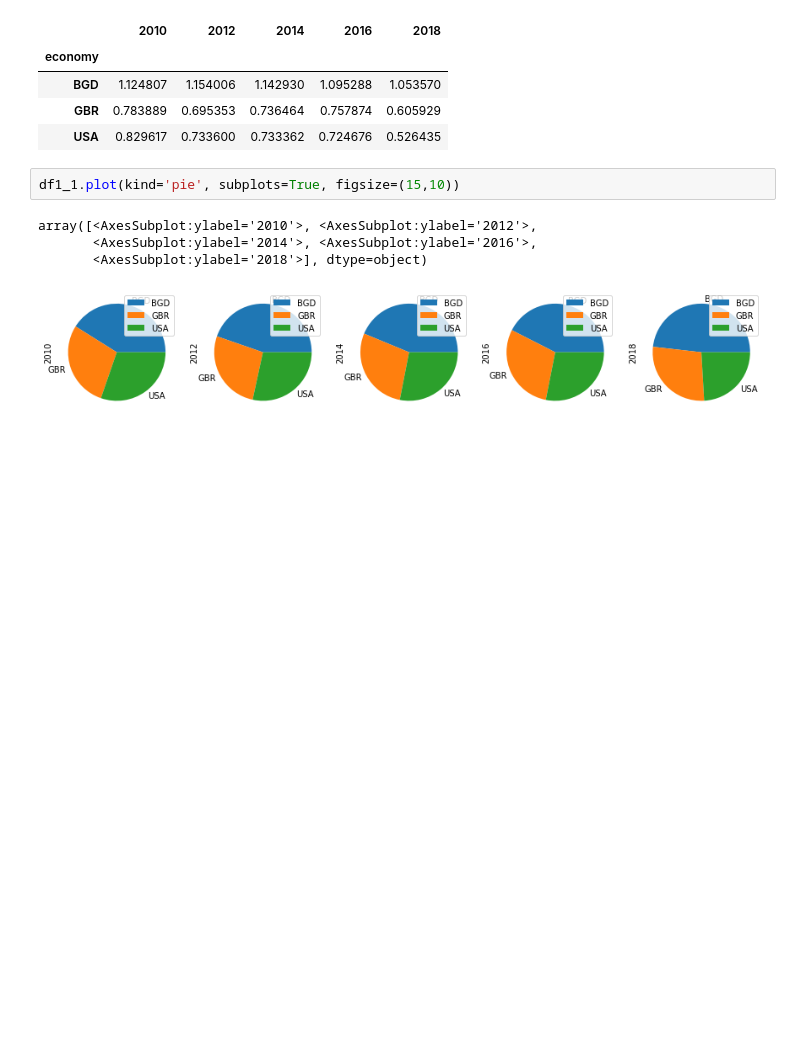
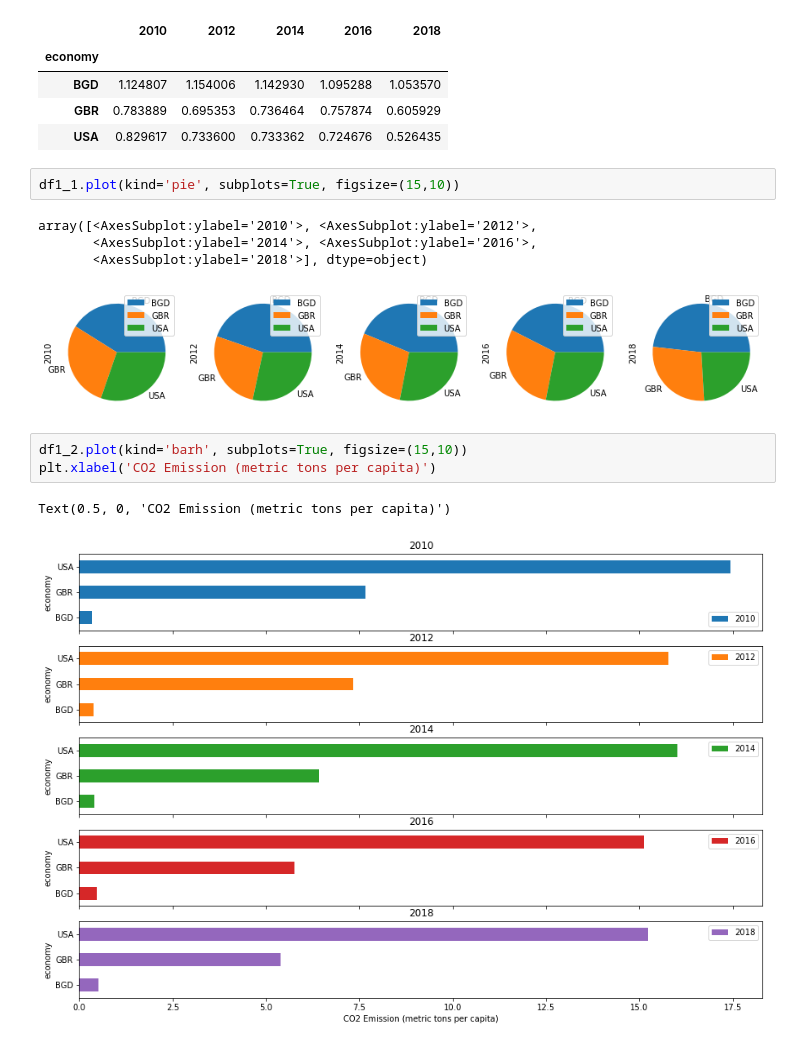
Before and after one commit to aftahee05/Assignment-2, a Jupyter notebook: Assignment - 2.ipynb, the cells around one changed output. Saved outputs shown, nothing was run; the diff lists cells and outputs as text; blank space fills up the shorter version.

```diff
--- a/Assignment - 2.ipynb
+++ b/Assignment - 2.ipynb
@@ -82,3 +82,9 @@ array([<AxesSubplot:ylabel='2010'>, <AxesSubplot:ylabel='2012'>,
        <AxesSubplot:ylabel='2014'>, <AxesSubplot:ylabel='2016'>,
        <AxesSubplot:ylabel='2018'>], dtype=object)
 [figure]
+# %%
+df1_2.plot(kind='barh', subplots=True, figsize=(15,10))
+plt.xlabel('CO2 Emission (metric tons per capita)')
+# %% [output]
+Text(0.5, 0, 'CO2 Emission (metric tons per capita)')
+[figure, added]
```
